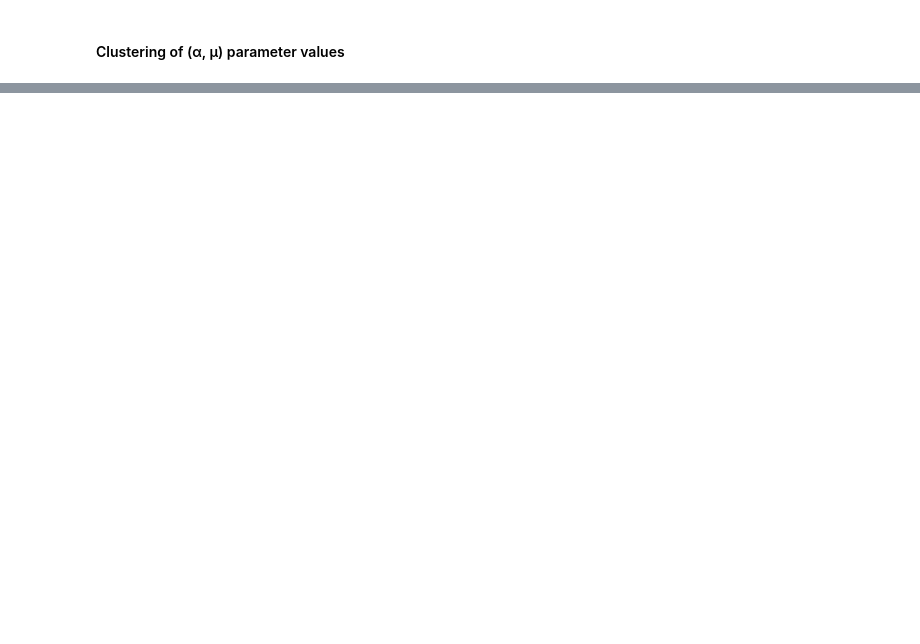
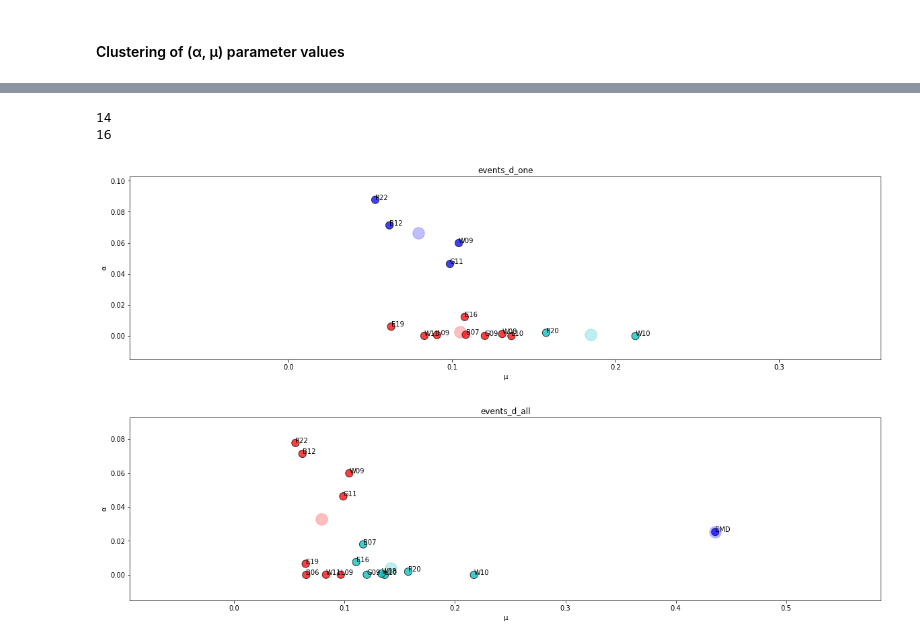
Before and after one commit to agnikumar/hawkes-health, a Jupyter notebook: EM.ipynb, the cells around one changed output, grey strips where cells are left out. Drawn from its saved outputs; the diff is of its cells as text; code cells hidden in the pictures; blank space fills up the shorter version.

```diff
--- a/EM.ipynb
+++ b/EM.ipynb
@@ -629,0 +847,49 @@ for i in range(len(df_names_list)):
+# %%
+print(len(mu_learned_list_uni[0]))
+print(len(mu_learned_list_uni[1]))
+# %% [output]
+14
+16
+# %%
+def generate_cluster_plots_labels(df_name, x_list, y_list, labels_list, n_clusters=3):
+    df_kmeans = pd.DataFrame({'x': x_list, 'y': y_list})
+    kmeans = KMeans(n_clusters)
+    kmeans.fit(df_kmeans)
+    labels = kmeans.predict(df_kmeans)
+    centroids = kmeans.cluster_centers_
+
+    fig = plt.figure(figsize=(20, 5))
+    colmap = {1: 'r', 2: 'b', 3: 'c', 4: 'g', 5: 'm', 6: 'y'}
+    colors = list(map(lambda x: colmap[x+1], labels))
+
+    plt.scatter(df_kmeans['x'], df_kmeans['y'], color=colors, alpha=0.75, edgecolor='k', s=125)
+    for idx, centroid in enumerate(centroids):
+        plt.scatter(*centroid, color=colmap[idx+1], s=300, alpha=0.25)
+
+    plt.xlim(min(x_list)-0.15, max(x_list)+0.15)
+    plt.ylim(min(y_list)-0.015, max(y_list)+0.015)
+
+    plt.xlabel("μ")
+    plt.ylabel("α")
+    plt.title(df_name)
+
+    # Adding unit labels to points
+    #fig, ax = plt.subplots()
+    for i, txt in enumerate(labels_list):
+        plt.annotate(txt, (x_list[i], y_list[i]))
+
+    plt.show()
+# %%
+df_names_list_small = ['events_d_one', 'events_d_all'] # not used
+
+labels_one = mapping_one_freq['unit']
+labels_all = mapping_all_freq['unit']
+
+generate_cluster_plots_labels('events_d_one', mu_learned_list_uni[0], alpha_learned_list_uni[0], labels_one)
+generate_cluster_plots_labels('events_d_all', mu_learned_list_uni[1], alpha_learned_list_uni[1], labels_all)
+
+#for i in range(len(df_names_list_small)):
+#    generate_cluster_plots_labels(df_names_list_small[i], mu_learned_list_uni[i], alpha_learned_list_uni[i])
+# %% [output]
+[figure, added]
+[figure, added]
```
Also changed, not shown: parts of 24 cells of this notebook.
